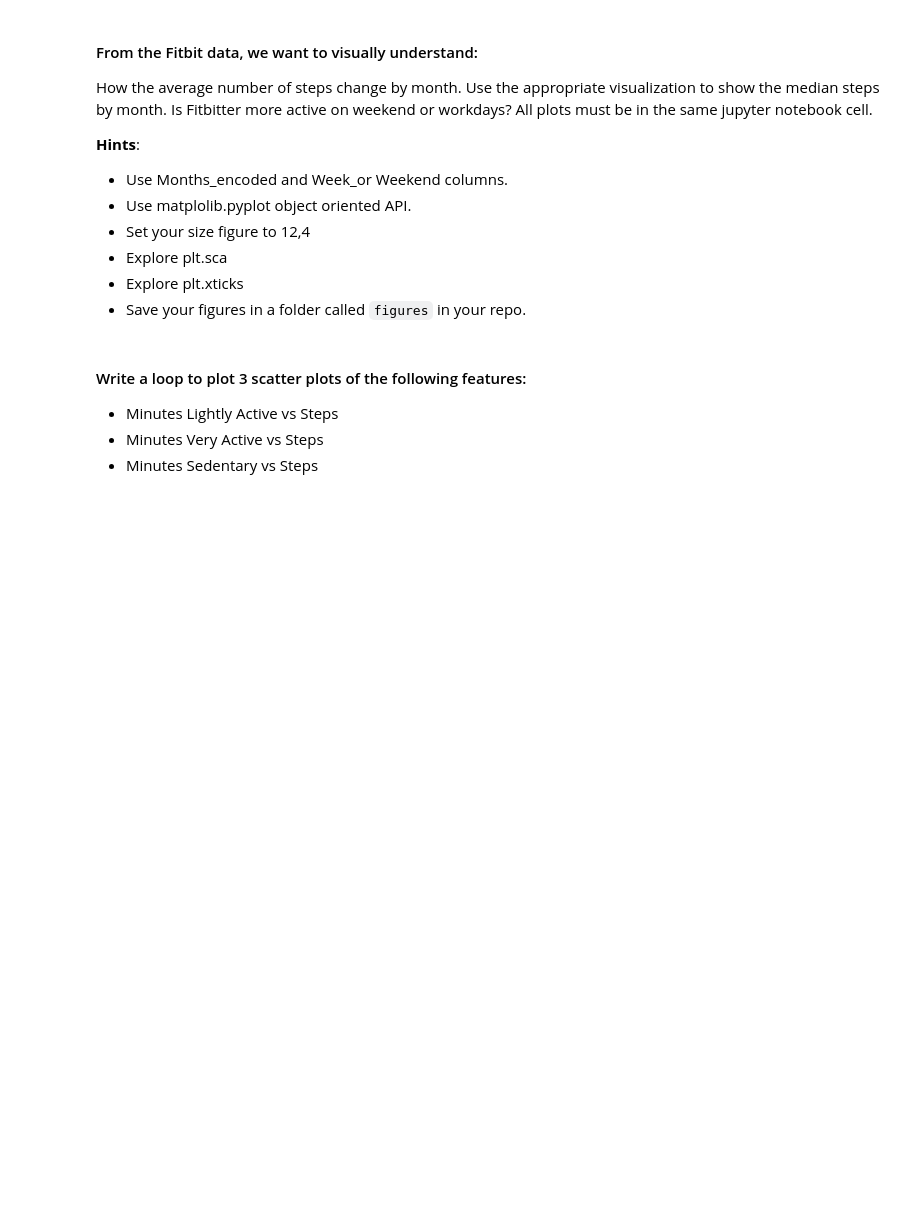
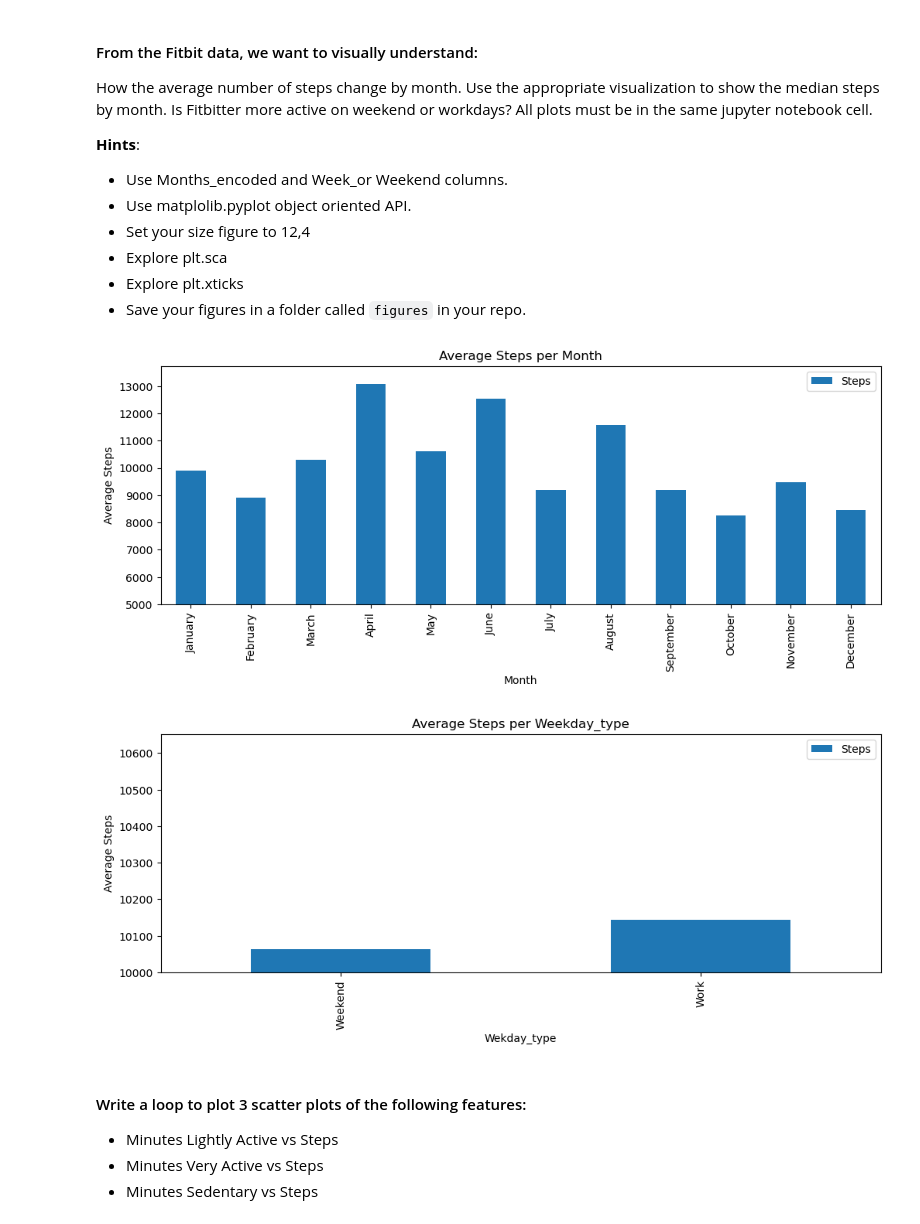
Before and after one commit to Kristinawk/dataptmad0924_labs, a Jupyter notebook: module-2/matplotlib-seaborn/your-code/main.ipynb, the cells around one changed output. Drawn from its saved outputs; the diff is of its cells as text; code cells hidden in the pictures; blank space fills up the shorter version.

```diff
--- a/module-2/matplotlib-seaborn/your-code/main.ipynb
+++ b/module-2/matplotlib-seaborn/your-code/main.ipynb
@@ -139,0 +165,5 @@ axs[1].plot(y1, y2)
+# %%
+# your code here
+fitbit = pd.read_csv('../Data/fitbit2.csv')
+fitbit.head()
+#fitbit.info()
@@ -159,3 +191,56 @@ How the average number of steps change by month. Use the appropriate visualizati
+# %%
+# MEDIAN STEPS BY MONTH_ENCODED
+# your code here
+
+# Group dataset by month:
+df_steps_month = fitbit.groupby(['Months_encoded'])[['Steps']].mean().reset_index()
+
+# Create a list of month names
+month_names = ['January', 'February', 'March', 'April', 'May', 'June', 'July', 'August',
+               'September', 'October', 'November', 'December']
+
+# Map the 'Months_encoded' to month names
+df_steps_month['Month_Name'] = df_steps_month['Months_encoded'].apply(lambda x: month_names[x-1])
+
+# Create the plot
+ax1 = df_steps_month.plot(x='Month_Name', y='Steps', kind='bar', figsize=(12,4))
+
+# Set x-axis label and title
+ax1.set_xlabel('Month')
+ax1.set_ylabel('Average Steps')
+ax1.set_title('Average Steps per Month')
+
+# Set minimum value for y-axis
+plt.ylim(bottom=5000)
+
+# Save plot
+plt.savefig('../Data/plot1.png', transparent=False, dpi=80, bbox_inches="tight", format='png')
+
+
+# MEDIAN STEPS BY WORK_OR_WEEKEND
+
+# Group dataset by week:
+df_steps_weekday = fitbit.groupby(['Work_or_Weekend'])[['Steps']].mean().reset_index()
+
+# Create the plot
+ax2 = df_steps_weekday.plot(x='Work_or_Weekend', y='Steps', kind='bar', figsize=(12,4))
+
+# Change the name of x-axis labels
+plt.xticks([0, 1], ["Weekend" , "Work"])
+
+# Set x-axis label and title
+ax2.set_xlabel('Wekday_type')
+ax2.set_ylabel('Average Steps')
+ax2.set_title('Average Steps per Weekday_type')
+
+# Set minimum value for y-axis
+plt.ylim(bottom=10000)
+
+# Save plot
+plt.savefig('../Data/plot2.png', transparent=False, dpi=80, bbox_inches="tight", format='png')
+# %% [output]
+[figure, added]
+[figure, added]
 # %% [markdown]
 #### Write a loop to plot 3 scatter plots of the following features:
 
```
Also changed, not shown: parts of 8 cells of this notebook, 2 other files.
